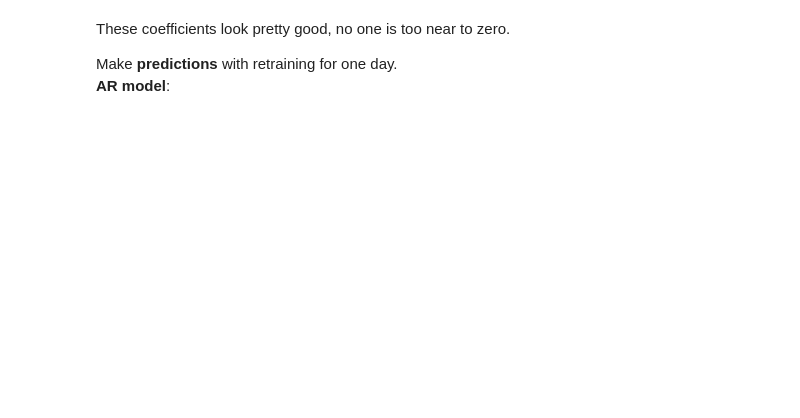
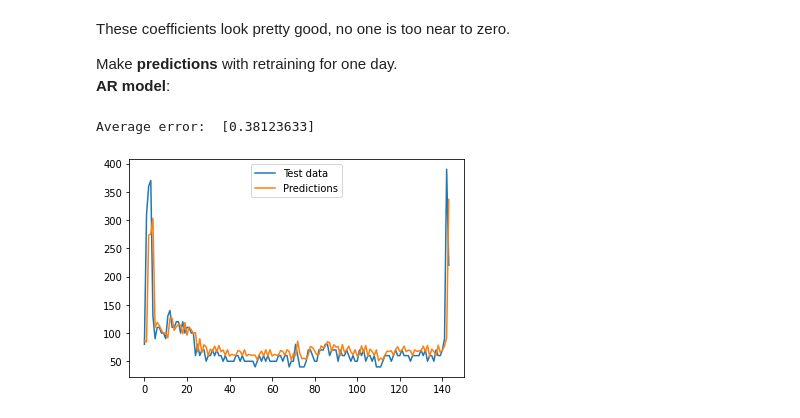
Before and after one commit to AlexPasqua/ISPR-midterms, a Jupyter notebook: midterm1/notebook_version.ipynb, the cells around one changed output. Saved outputs shown, nothing was run; the diff lists cells and outputs as text; code cells hidden in the pictures; blank space fills up the shorter version.

```diff
--- a/midterm1/notebook_version.ipynb
+++ b/midterm1/notebook_version.ipynb
@@ -96,10 +98,20 @@ Make **predictions** with retraining for one day.<br>
 # %%
 err = 0
 predictions = []
 for i in tqdm(range(24*6)):
     predictions.append(res_ar.forecast(steps=1))
     curr_err = abs(predictions[-1] - ts_data[i])
     err += curr_err
     tr_data = np.concatenate((tr_data, [ts_data[i]]))
     ar = ARIMA(endog=tr_data, order=(ar_order, 0, 0))
     res_ar = ar.fit()
+
+err /= len(ts_data)
+print("Average error: ", err)
+plt.plot(ts_data[:24*6], label="Test data")
+plt.plot(predictions, label="Predictions")
+plt.legend()
+plt.show()
+# %% [output]
+Average error:  [0.38123633]
+[figure, added]
```
Also changed, not shown: parts of 6 cells of this notebook, 1 other file.
